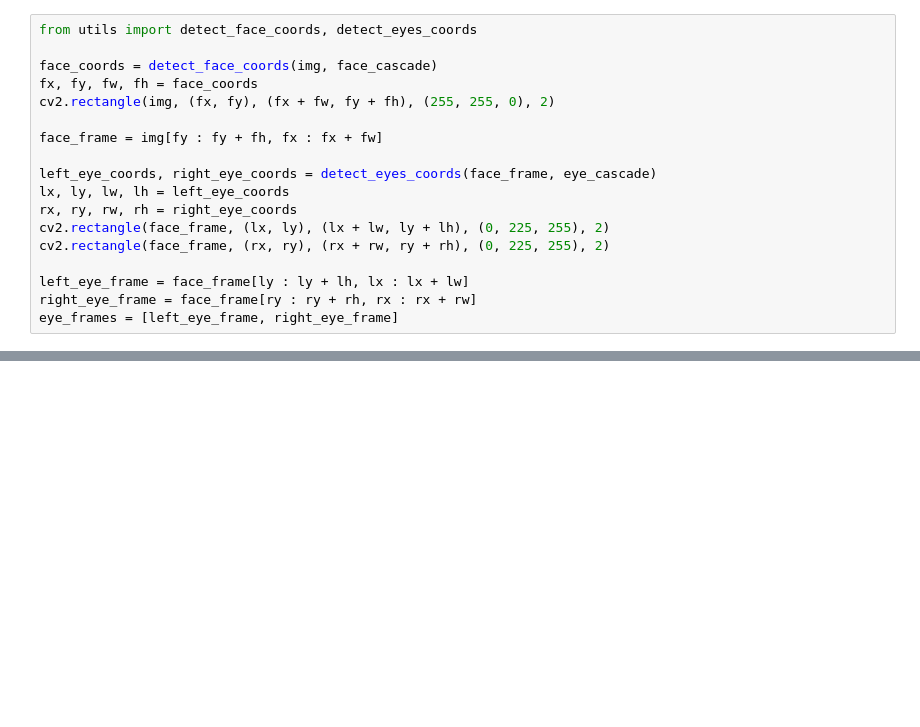
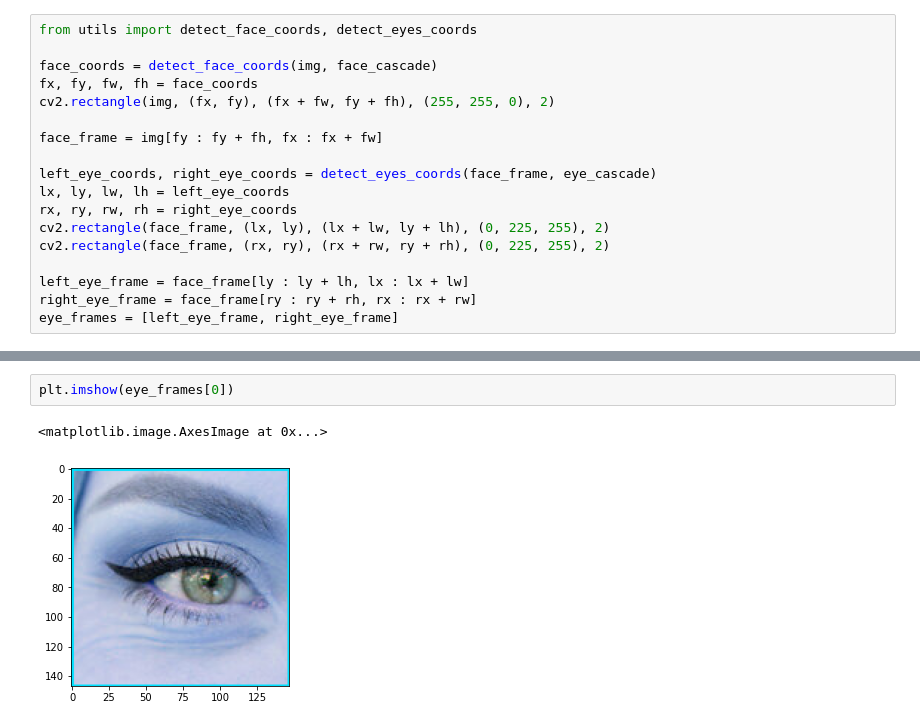
Before and after one commit to arisachue/cs131-final-project, a Jupyter notebook: Final Project.ipynb, the cells around one changed output, grey strips where cells are left out. Cells and saved outputs as stored; diff of their text form; blank space fills up the shorter version.

```diff
--- a/Final Project.ipynb
+++ b/Final Project.ipynb
@@ -44,3 +51,8 @@ plt.imshow(img)
+# %%
+plt.imshow(eye_frames[0])
+# %% [output]
+<matplotlib.image.AxesImage at 0x...>
+[figure, added]
 # %%
 from utils import remove_eyebrows, find_eye_keypoints
 
```
Also changed, not shown: parts of 8 cells of this notebook, 5 other files.
